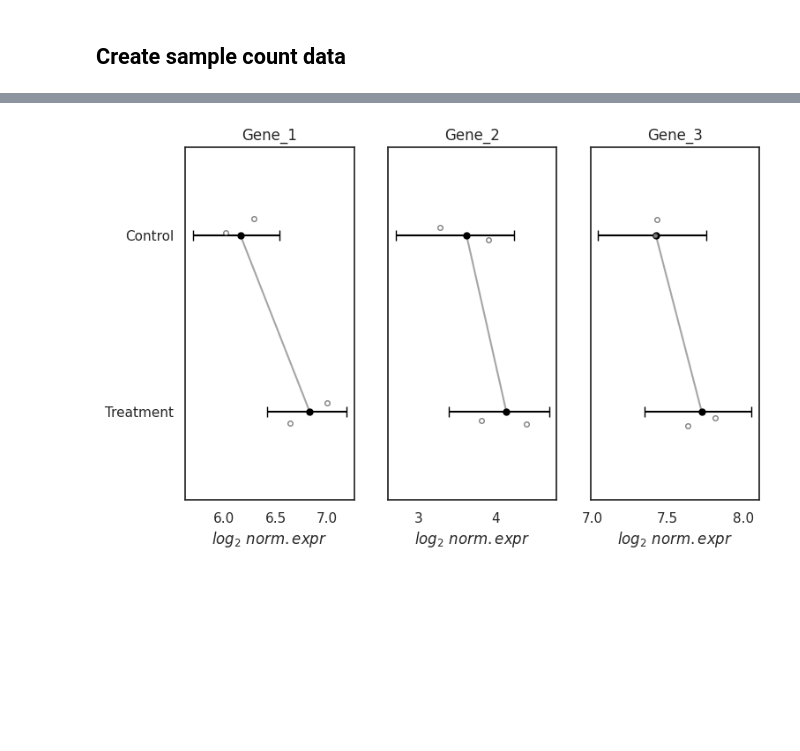
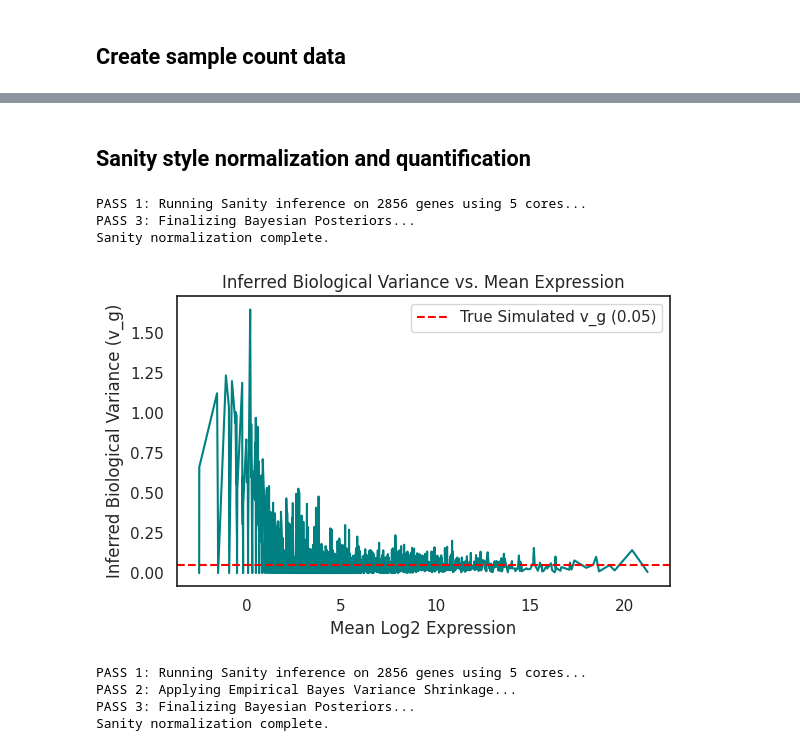
Before and after one commit to zavolanlab/zavolab_pyutils, a Jupyter notebook: test_module.ipynb, the cells around one changed output, grey strips where cells are left out. Drawn from its saved outputs; the diff is of its cells as text; code cells hidden in the pictures; blank space fills up the shorter version.

```diff
--- a/test_module.ipynb
+++ b/test_module.ipynb
@@ -193,16 +179,39 @@ plot_mean_variance_diagnostics(
-# %%
-# Select specific genes of interest to visualize their differential expression
-selected_genes = ["Gene_1", "Gene_2", "Gene_3"]
-
-# Plot log2 expression with exact Negative Binomial confidence intervals
-plot_gene_expression_with_ci(
-    norm_counts_df,
-    metadata_df,
-    selected_genes,
-    regr_model_df,
-    savefig_path='./tests/plots/gene_expression_ci.png',
-    sample_col='sample',
-    cond_col='condition'
-)
-# %% [output]
-[figure, removed]
+# %% [markdown]
+## Sanity style normalization and quantification
+# %%
+# first, run Sanity without Empirical Bayes Shrinkage (as in the original paper)
+sanity_norm_counts_df, sanity_means_df, sanity_errors_df, sanity_vg_df = apply_sanity_normalization(
+    counts_df=pln_counts_df,
+    metadata_df=metadata_df,
+    sample_col='sample',
+    cond_col='condition',
+    empirical_bayes=False,
+    n_cores=5,
+)
+# %% [output]
+PASS 1: Running Sanity inference on 2856 genes using 5 cores...
+PASS 3: Finalizing Bayesian Posteriors...
+Sanity normalization complete.
+# %%
+plot_variance_vs_expression(
+    sanity_means_df, sanity_vg_df,
+    savefig_path='./tests/plots/variance_vs_expr.without_Empir_Bayes_Shrinkage.png',
+    true_vg=0.05 # This is to compare with True value specified during simulation above
+)
+# %% [output]
+[figure, added]
+# %%
+# now, run Sanity with Empirical Bayes Shrinkage that takes advantage of mean-variance relatioship across genes
+sanity_norm_counts_df, sanity_means_df, sanity_errors_df, sanity_vg_df = apply_sanity_normalization(
+    counts_df=pln_counts_df,
+    metadata_df=metadata_df,
+    sample_col='sample',
+    cond_col='condition',
+    empirical_bayes=True,
+    n_cores=5,
+)
+# %% [output]
+PASS 1: Running Sanity inference on 2856 genes using 5 cores...
+PASS 2: Applying Empirical Bayes Variance Shrinkage...
+PASS 3: Finalizing Bayesian Posteriors...
+Sanity normalization complete.
```
Also changed, not shown: parts of 28 cells of this notebook, 15 other files.
